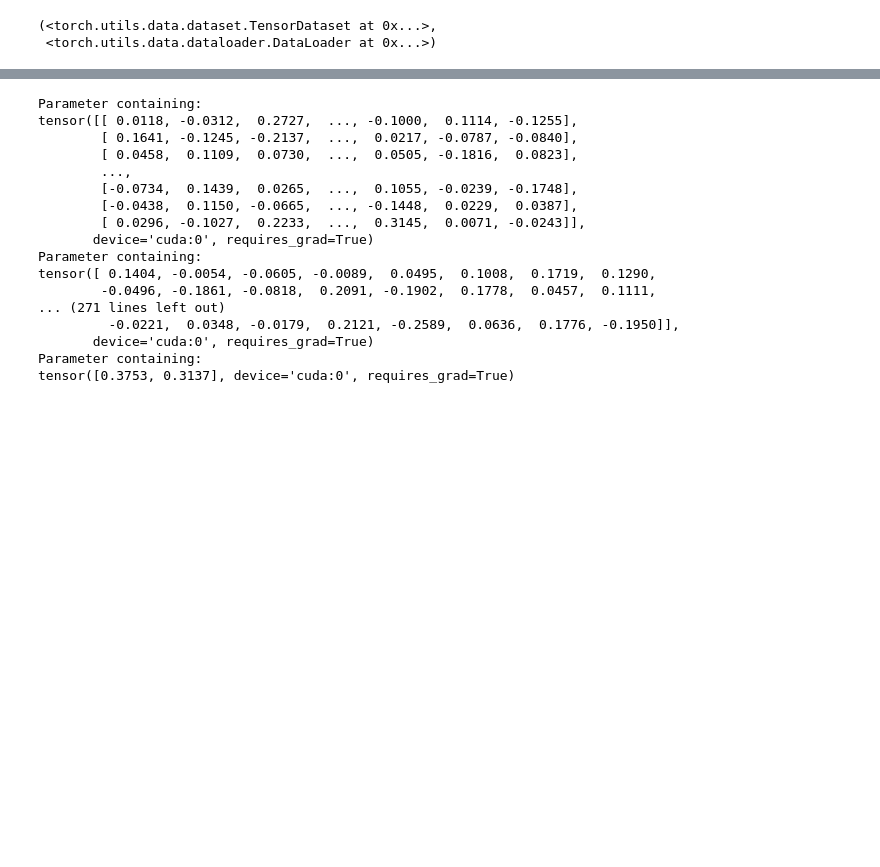
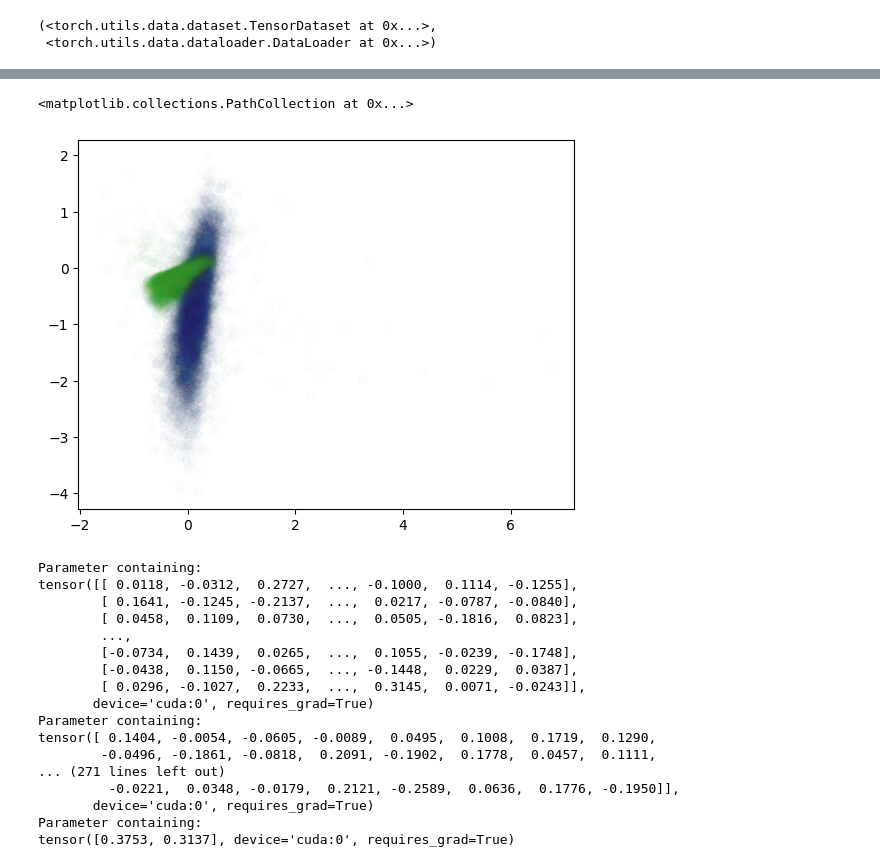
Before and after one commit to RVdeported/sibur-hack-2023, a Jupyter notebook: task_2/model_1.ipynb, the cells around one changed output, grey strips where cells are left out. Saved outputs shown, nothing was run; the diff lists cells and outputs as text; code cells hidden in the pictures; blank space fills up the shorter version.

```diff
--- a/task_2/model_1.ipynb
+++ b/task_2/model_1.ipynb
@@ -395,3 +382,10 @@ plt.scatter(diff[:,0], diff[:,1], )
+# %%
+preds = pred(test_ldr, model,DEVICE).to_numpy()
+diff = preds - test_ds.tensors[1].numpy()
+plt.scatter(diff[:,0], diff[:,1], c=test_ds.tensors[0][:, 8], alpha=0.01)
+# %% [output]
+<matplotlib.collections.PathCollection at 0x...>
+[figure, added]
 # %%
 for n in model.parameters():
     print(n)
```
Also changed, not shown: parts of 13 cells of this notebook, 17 other files.
